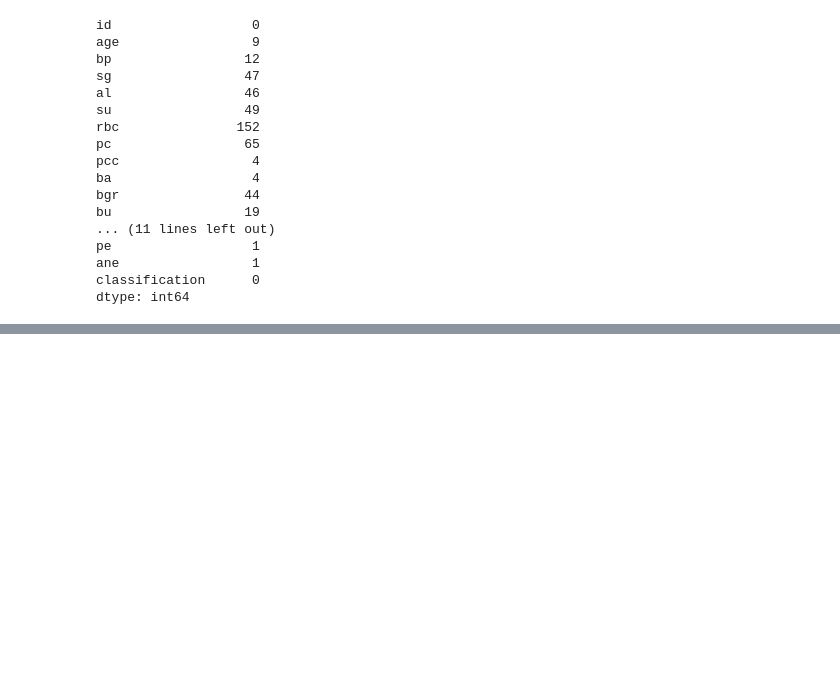
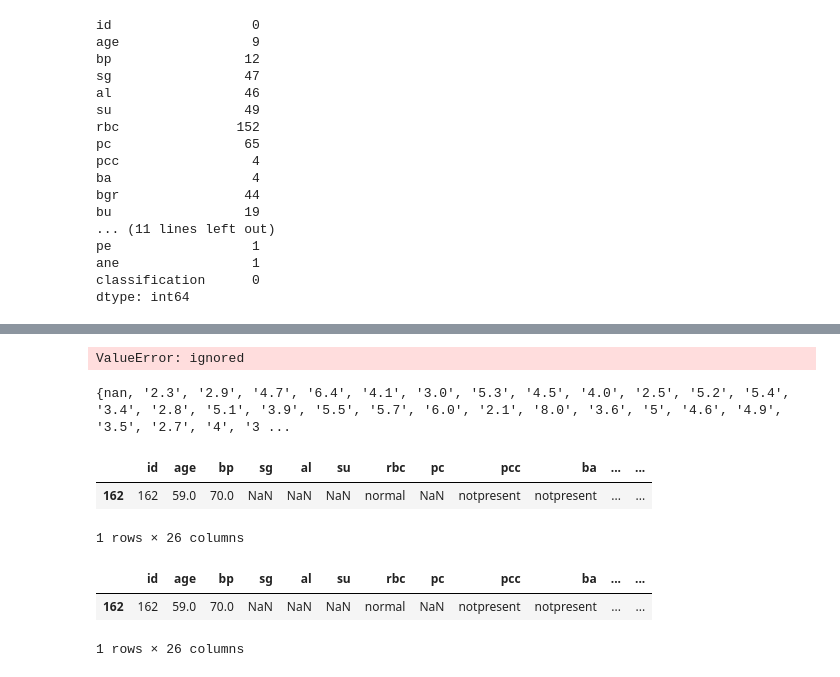
Before and after one commit to TaeMD/ML-projects, a Jupyter notebook: Predicting_CKD.ipynb, the cells around one changed output, grey strips where cells are left out. Cells and saved outputs as stored; diff of their text form; code cells hidden in the pictures; blank space fills up the shorter version.

```diff
--- a/Predicting_CKD.ipynb
+++ b/Predicting_CKD.ipynb
@@ -112,0 +160,2 @@ missingno.bar(df, color='b')
+# %%
+df['rbc'] = np.where(df['al'] == 0, df['rbc'].fillna('normal'), df['rbc'])
@@ -112,0 +211,14 @@ missingno.bar(df, color='b')
+# %%
+df['rc'].astype('float')
+# %% [output]
+ValueError: ignored
+# %%
+print(set(df['rc'].tolist()))
+# %% [output]
+{nan, '2.3', '2.9', '4.7', '6.4', '4.1', '3.0', '5.3', '4.5', '4.0', '2.5', '5.2', '5.4', '3.4', '2.8', '5.1', '3.9', '5.5', '5.7', '6.0', '2.1', '8.0', '3.6', '5', '4.6', '4.9', '3.5', '2.7', '4', '3 ...
+# %%
+df[df['rc'] =='\t?']
+# %% [output]
+|  | id | age | bp | sg | al | su | rbc | pc | pcc | ba | ... | ... |
+| 162 | 162 | 59.0 | 70.0 | NaN | NaN | NaN | normal | NaN | notpresent | notpresent | ... | ... |
+1 rows × 26 columns
@@ -112,0 +227,6 @@ missingno.bar(df, color='b')
+# %%
+df.iloc[[162]]
+# %% [output]
+|  | id | age | bp | sg | al | su | rbc | pc | pcc | ba | ... | ... |
+| 162 | 162 | 59.0 | 70.0 | NaN | NaN | NaN | normal | NaN | notpresent | notpresent | ... | ... |
+1 rows × 26 columns
```
Also changed, not shown: parts of 28 cells of this notebook.
